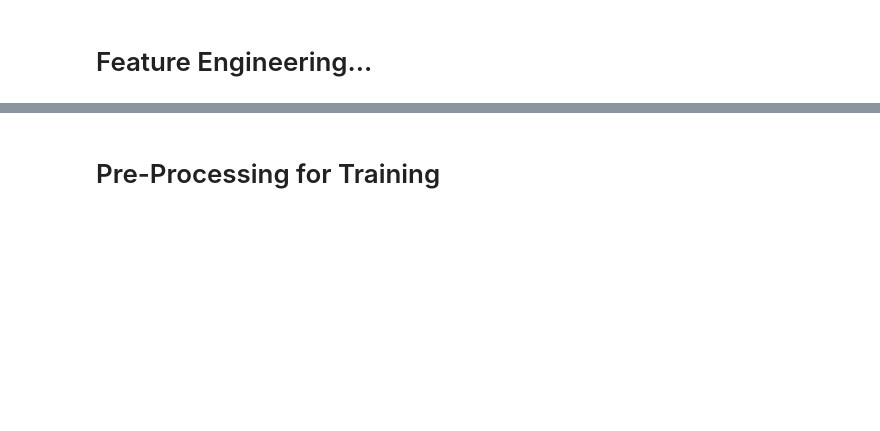
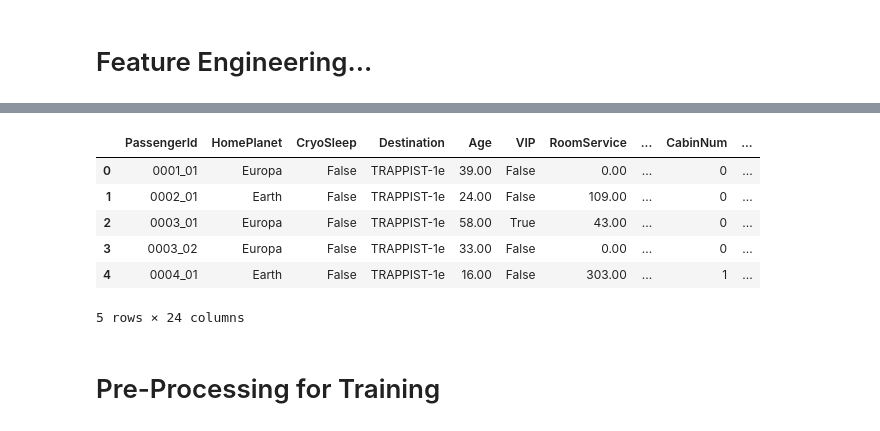
Before and after one commit to cviejom/Spaceship-Titanic, a Jupyter notebook: spaceship-my-starter-model.ipynb, the cells around one changed output, grey strips where cells are left out. Drawn from its saved outputs; the diff is of its cells as text; code cells hidden in the pictures; blank space fills up the shorter version.

```diff
--- a/spaceship-my-starter-model.ipynb
+++ b/spaceship-my-starter-model.ipynb
@@ -484,0 +498,4 @@ Wall time: 4.67 ms
+# %%
+%%time
+trn_data.head()
+# %% [output]
@@ -485,3 +504,10 @@ Wall time: 4.67 ms
+|  | PassengerId | HomePlanet | CryoSleep | Destination | Age | VIP | RoomService | ... | CabinNum | ... |
+| 0 | 0001_01 | Europa | False | TRAPPIST-1e | 39.00 | False | 0.00 | ... | 0 | ... |
+| 1 | 0002_01 | Earth | False | TRAPPIST-1e | 24.00 | False | 109.00 | ... | 0 | ... |
+| 2 | 0003_01 | Europa | False | TRAPPIST-1e | 58.00 | True | 43.00 | ... | 0 | ... |
+| 3 | 0003_02 | Europa | False | TRAPPIST-1e | 33.00 | False | 0.00 | ... | 0 | ... |
+| 4 | 0004_01 | Earth | False | TRAPPIST-1e | 16.00 | False | 303.00 | ... | 1 | ... |
+5 rows × 24 columns
 # %% [markdown]
 # Pre-Processing for Training
 # %%
```
Also changed, not shown: parts of 67 cells of this notebook.
